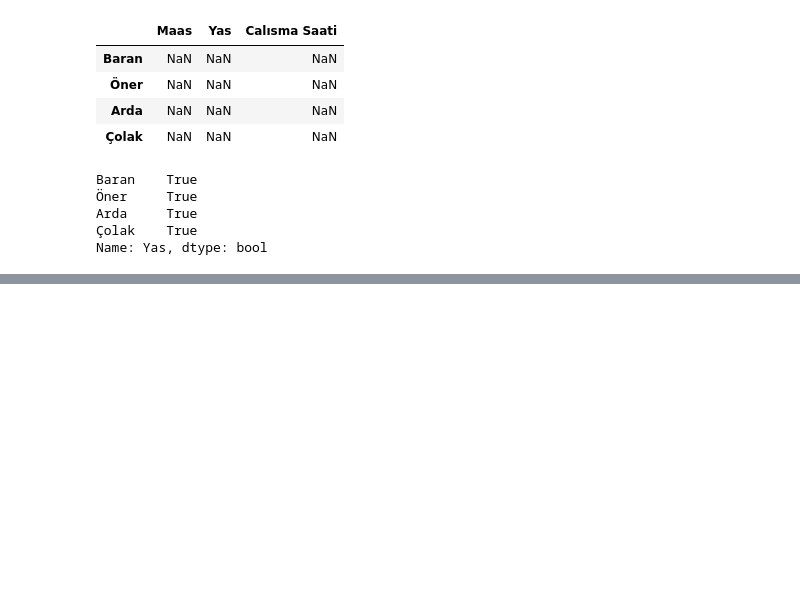
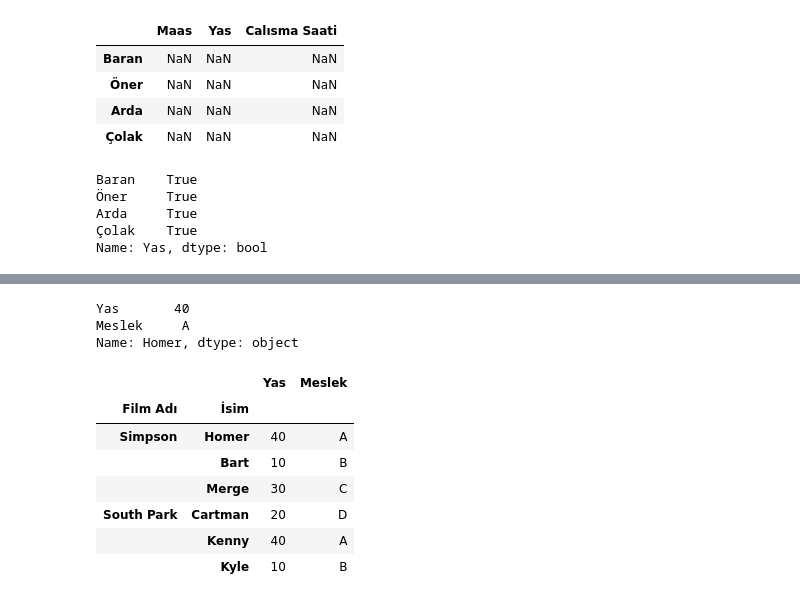
Before and after one commit to Baran0ner/Python-Exercise, a Jupyter notebook: 23-PandasDataFrame/DataFramePandas.ipynb, the cells around one changed output, grey strips where cells are left out. Saved outputs shown, nothing was run; the diff lists cells and outputs as text; code cells hidden in the pictures; blank space fills up the shorter version.

```diff
--- a/23-PandasDataFrame/DataFramePandas.ipynb
+++ b/23-PandasDataFrame/DataFramePandas.ipynb
@@ -166,0 +193,6 @@ Name: Ati, dtype: float64
+# %%
+benimCizgiFilmListem = [[40,"A"],[10,"B"],[30,"C"],[20,"D"],[40,"A"],[10,"B"]]
+# %%
+cizgiFilmNumpyDizisi = np.array(benimCizgiFilmListem)
+# %%
+cizgiFilmDataFrame = pd.DataFrame(cizgiFilmNumpyDizisi,index=birlesimIndex,columns=["Yas","Meslek"])
@@ -166,0 +209,19 @@ Name: Ati, dtype: float64
+# %%
+cizgiFilmDataFrame.loc["Simpson"].loc["Homer"]
+# %% [output]
+Yas       40
+Meslek     A
+Name: Homer, dtype: object
+# %%
+cizgiFilmDataFrame.index.names =["Film Adı","İsim"]
+# %%
+cizgiFilmDataFrame
+# %% [output]
+|  |  | Yas | Meslek |
+| Film Adı | İsim |  |  |
+| Simpson | Homer | 40 | A |
+|  | Bart | 10 | B |
+|  | Merge | 30 | C |
+| South Park | Cartman | 20 | D |
+|  | Kenny | 40 | A |
+|  | Kyle | 10 | B |
```
Also changed, not shown: parts of 23 cells of this notebook.
